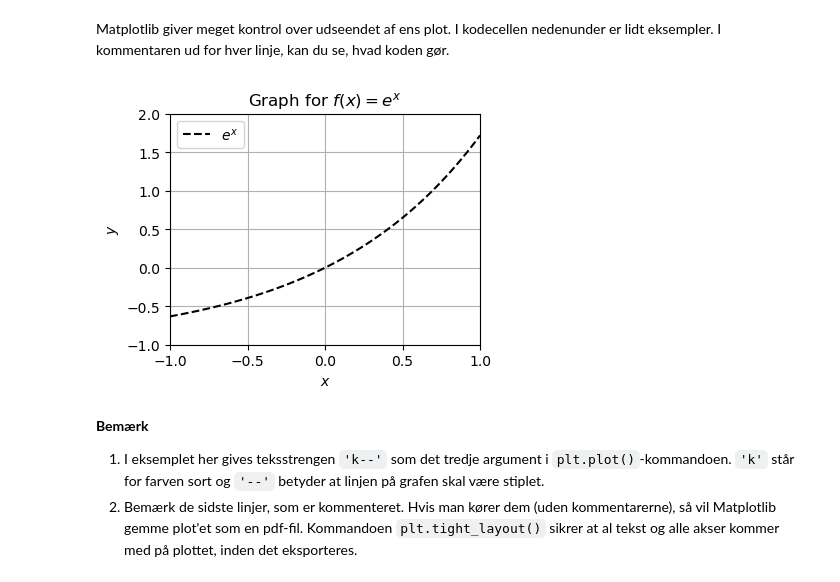
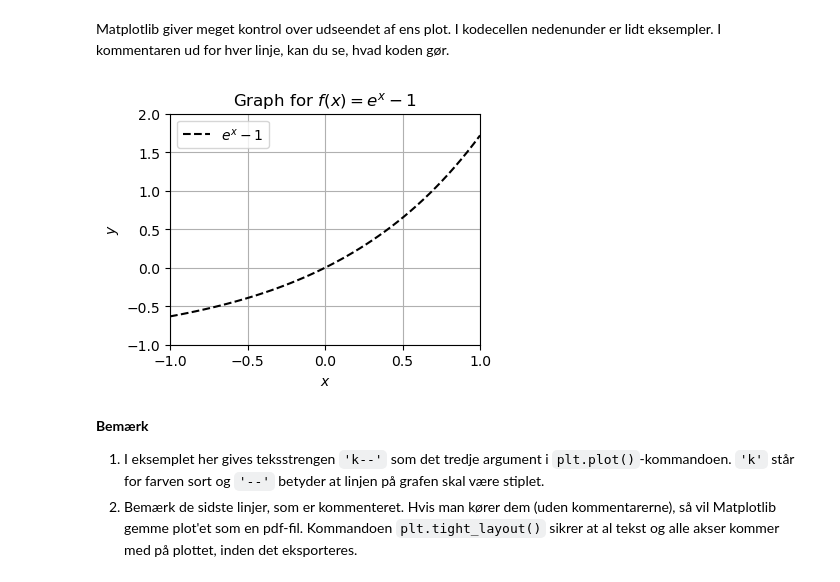
Before and after one commit to runehoejlund/ida-python-for-begyndere, a Jupyter notebook: 00-Python-for-begyndere.ipynb, the cells around one changed output. Drawn from its saved outputs; the diff is of its cells as text; code cells hidden in the pictures.

```diff
--- a/00-Python-for-begyndere.ipynb
+++ b/00-Python-for-begyndere.ipynb
@@ -843,20 +843,20 @@ Matplotlib giver meget kontrol over udseendet af ens plot. I kodecellen nedenund
 # %%
 plt.figure(figsize=(4, 3)) # Create figure for plot 4 inches wide and 3 inches high
 
-plt.plot(x, y, 'k--', label='$e^x$') # The string 'k-- a black dashed line with label e^x
+plt.plot(x, y, 'k--', label='$e^x -1$') # The string 'k-- a black dashed line with label e^x
 plt.legend() # Display plot labels
 plt.xlim(-1, 1) # Set x axis limits
 plt.ylim(-1, 2) # Set y axis limits
-plt.title('Graph for $f(x)=e^x$') # Set label on y-axis
+plt.title('Graph for $f(x)=e^x - 1$') # Set label on y-axis
 plt.xlabel('$x$') # Set label on x-axis
 plt.ylabel('$y$') # Set label on y-axis
 plt.grid() # Add gridlines to the plot
 
 # # Uncomment this last line to export the plot to a pdf
 # plt.tight_layout() # Adjust layout of plot to fit all text and decorations
 # plt.savefig('./graph.pdf', dpi=300)
 # %% [output]
-[figure, old version]
+[figure, new version]
 # %% [markdown]
 **Bemærk**
 1. I eksemplet her gives teksstrengen `'k--'` som det tredje argument i `plt.plot()`-kommandoen. `'k'` står for farven sort og `'--'` betyder at linjen på grafen skal være stiplet.
```
Also changed, not shown: parts of 67 cells of this notebook, 1 other file.
